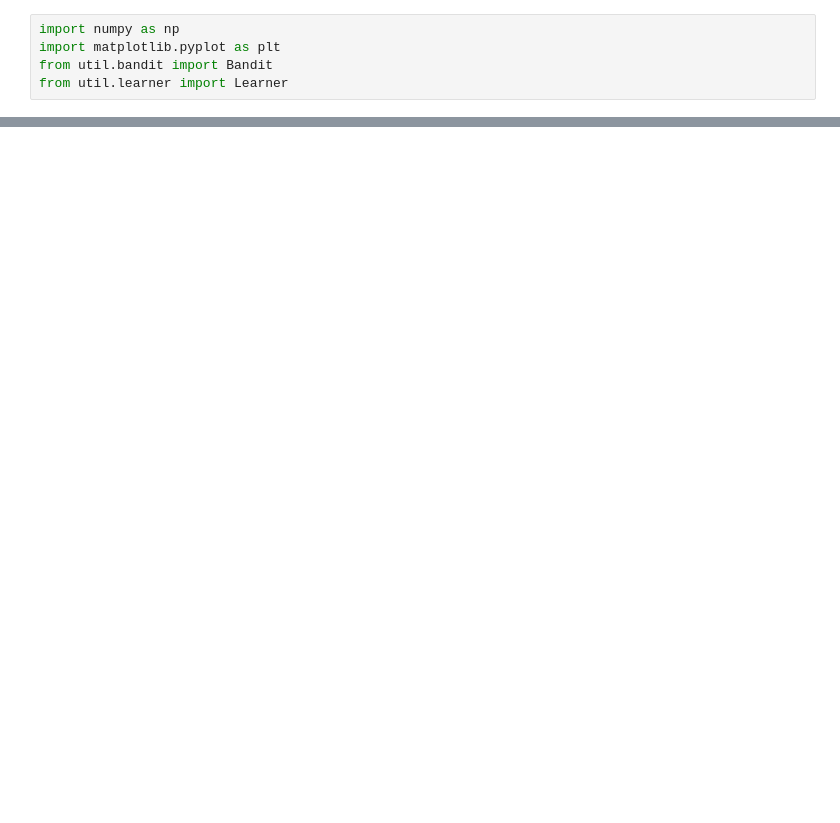
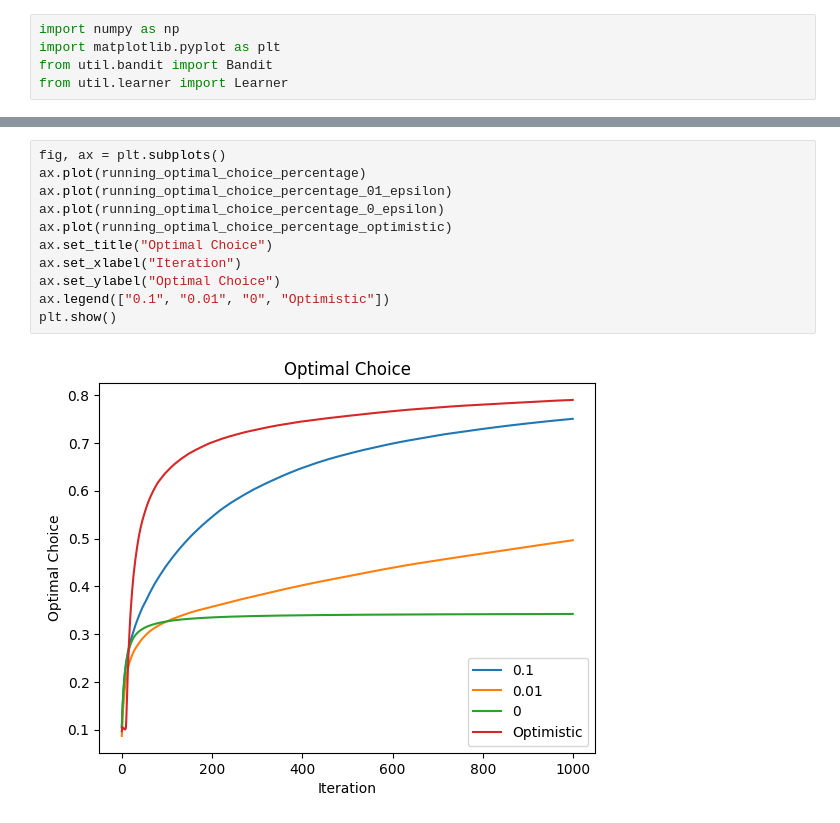
Before and after one commit to colonelcandycorn/reinforcement_learning, a Jupyter notebook: bandit.ipynb, the cells around one changed output, grey strips where cells are left out. Saved outputs shown, nothing was run; the diff lists cells and outputs as text; blank space fills up the shorter version.

```diff
--- a/bandit.ipynb
+++ b/bandit.ipynb
@@ -148,0 +212,13 @@ plt.show()
+# %%
+fig, ax = plt.subplots()
+ax.plot(running_optimal_choice_percentage)
+ax.plot(running_optimal_choice_percentage_01_epsilon)
+ax.plot(running_optimal_choice_percentage_0_epsilon)
+ax.plot(running_optimal_choice_percentage_optimistic)
+ax.set_title("Optimal Choice")
+ax.set_xlabel("Iteration")
+ax.set_ylabel("Optimal Choice")
+ax.legend(["0.1", "0.01", "0", "Optimistic"])
+plt.show()
+# %% [output]
+[figure, added]
```
Also changed, not shown: parts of 12 cells of this notebook.
